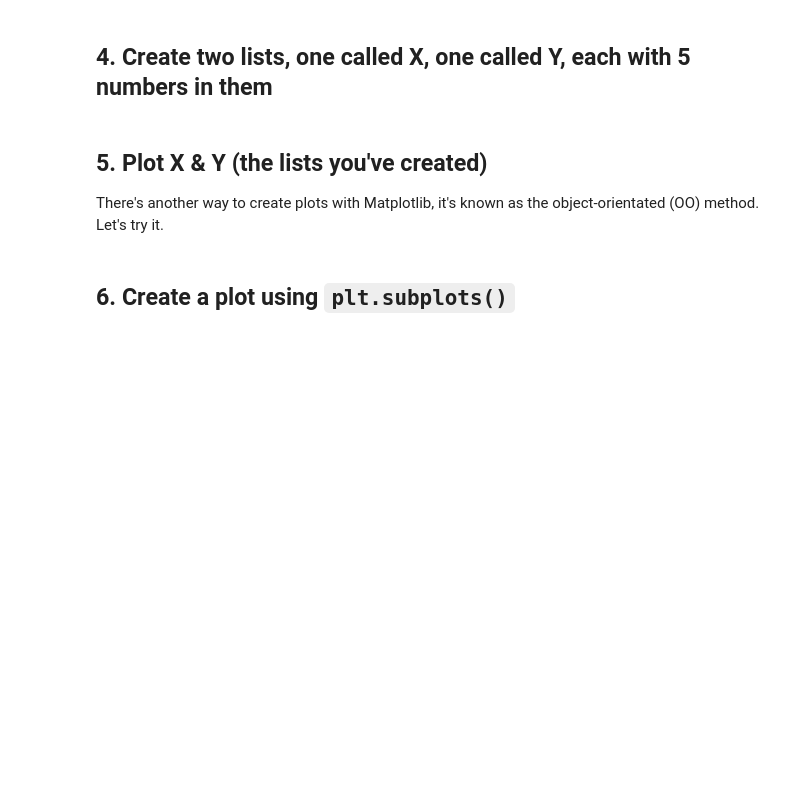
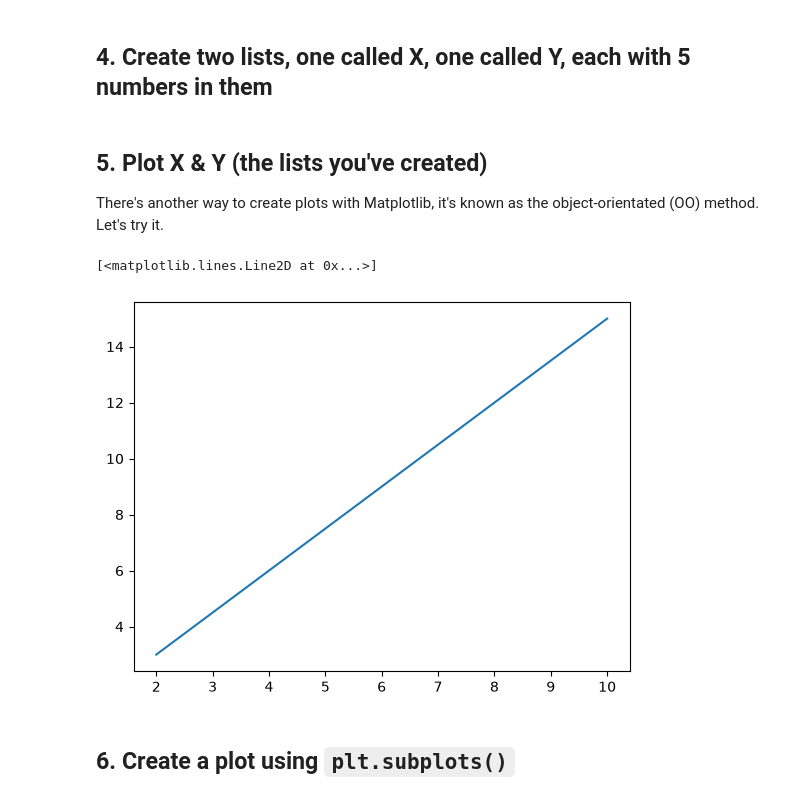
Before and after one commit to learner-Piyush/matplotlib-assignment, a Jupyter notebook: matplotlib-practice.ipynb, the cells around one changed output. Cells and saved outputs as stored; diff of their text form; code cells hidden in the pictures; blank space fills up the shorter version.

```diff
--- a/matplotlib-practice.ipynb
+++ b/matplotlib-practice.ipynb
@@ -11,5 +27,10 @@
 # %% [markdown]
 ## 5. Plot X & Y (the lists you've created)
 There's another way to create plots with Matplotlib, it's known as the object-orientated (OO) method. Let's try it.
+# %%
+plt.plot(X, Y)
+# %% [output]
+[<matplotlib.lines.Line2D at 0x...>]
+[figure, added]
 # %% [markdown]
 ## 6. Create a plot using `plt.subplots()`
```
Also changed, not shown: parts of 44 cells of this notebook, 5 other files.
